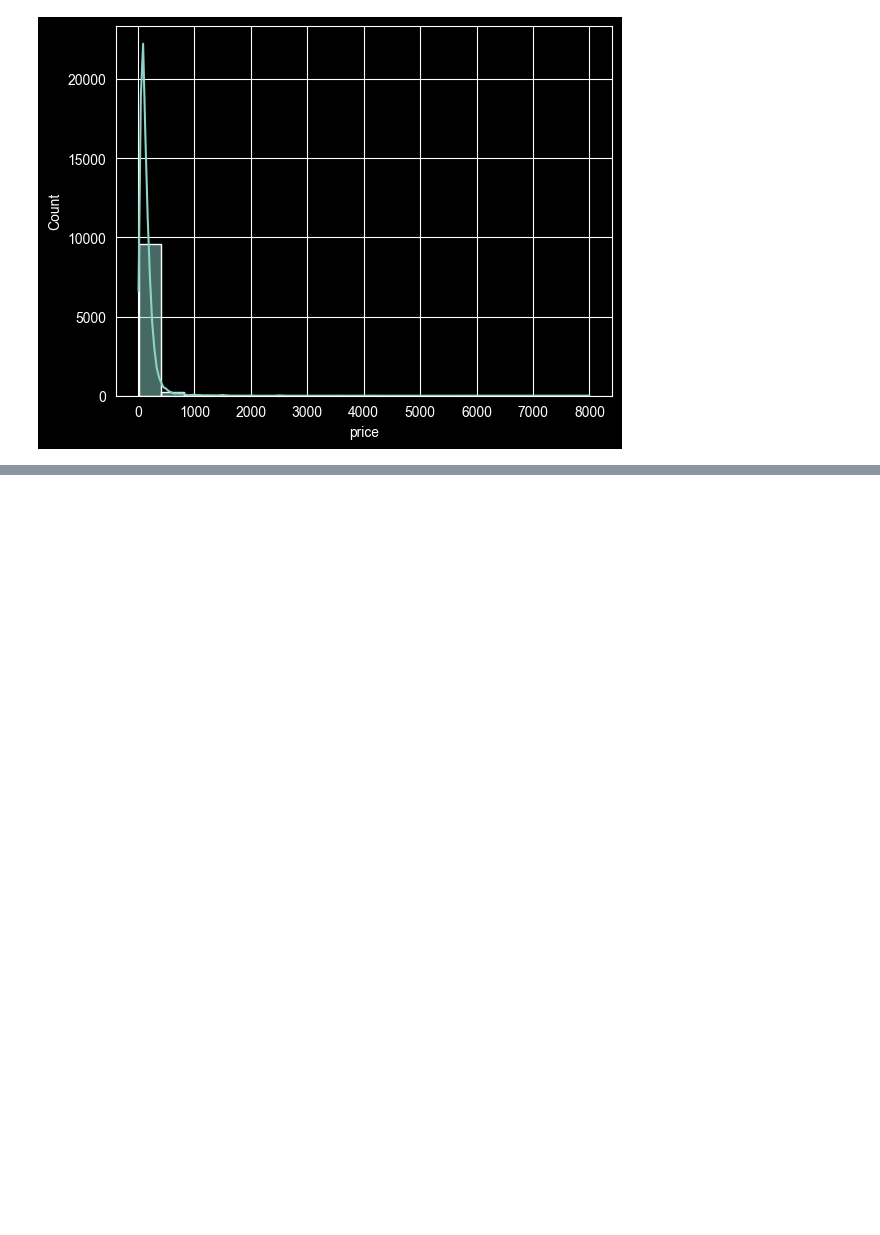
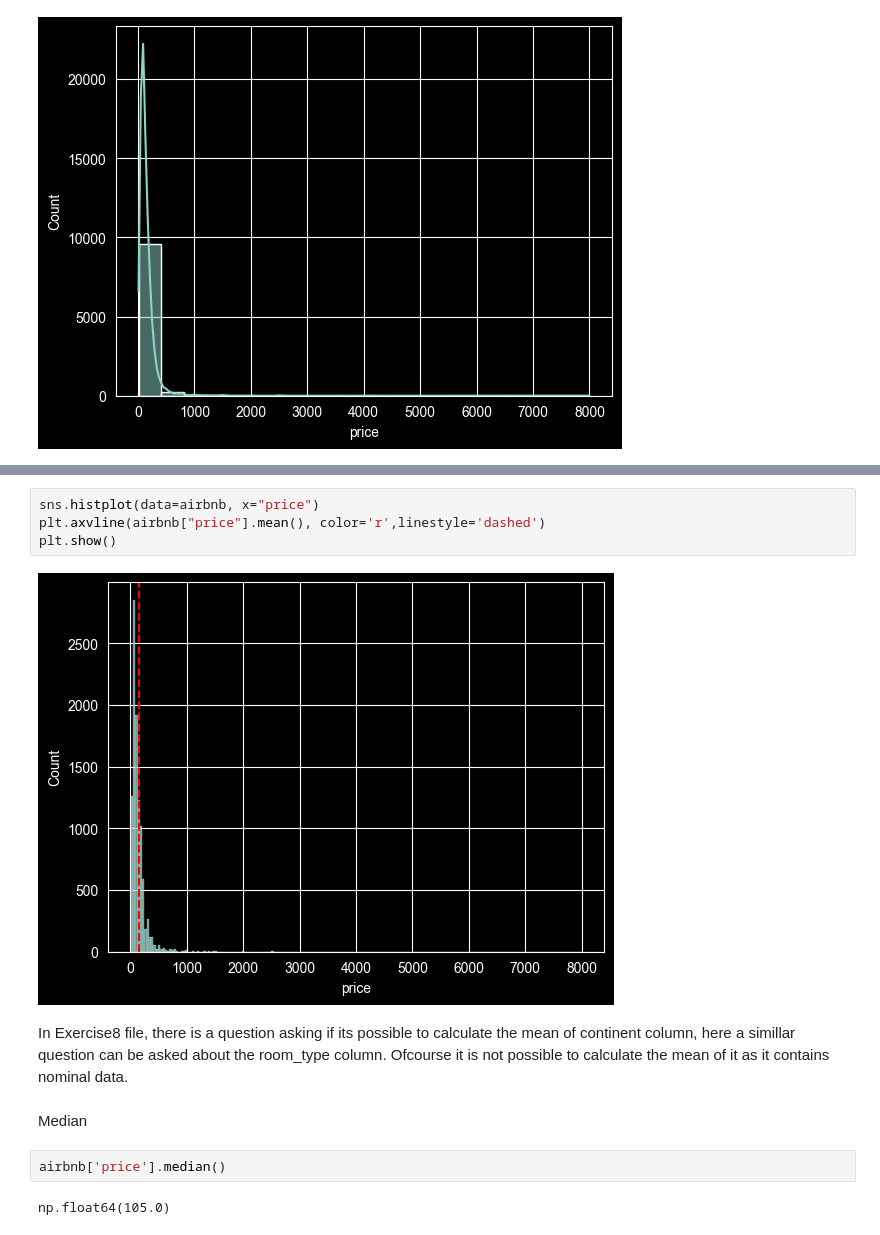
Before and after one commit to dulska-ola/Descriptive_stats_lab3, a Jupyter notebook: Cleaning_Data_in_Python_live_session.ipynb, the cells around one changed output, grey strips where cells are left out. Drawn from its saved outputs; the diff is of its cells as text; blank space fills up the shorter version.

```diff
--- a/Cleaning_Data_in_Python_live_session.ipynb
+++ b/Cleaning_Data_in_Python_live_session.ipynb
@@ -785,0 +852,14 @@ plt.show()
+# %%
+sns.histplot(data=airbnb, x="price")
+plt.axvline(airbnb["price"].mean(), color='r',linestyle='dashed')
+plt.show()
+# %% [output]
+[figure, added]
+# %% [markdown]
+In Exercise8 file, there is a question asking if its possible to calculate the mean of continent column, here a simillar question can be asked about the room_type column. Ofcourse it is not possible to calculate the mean of it as it contains nominal data.
+# %% [markdown]
+Median
+# %%
+airbnb['price'].median()
+# %% [output]
+np.float64(105.0)
```
Also changed, not shown: parts of 31 cells of this notebook, 9 other files.
